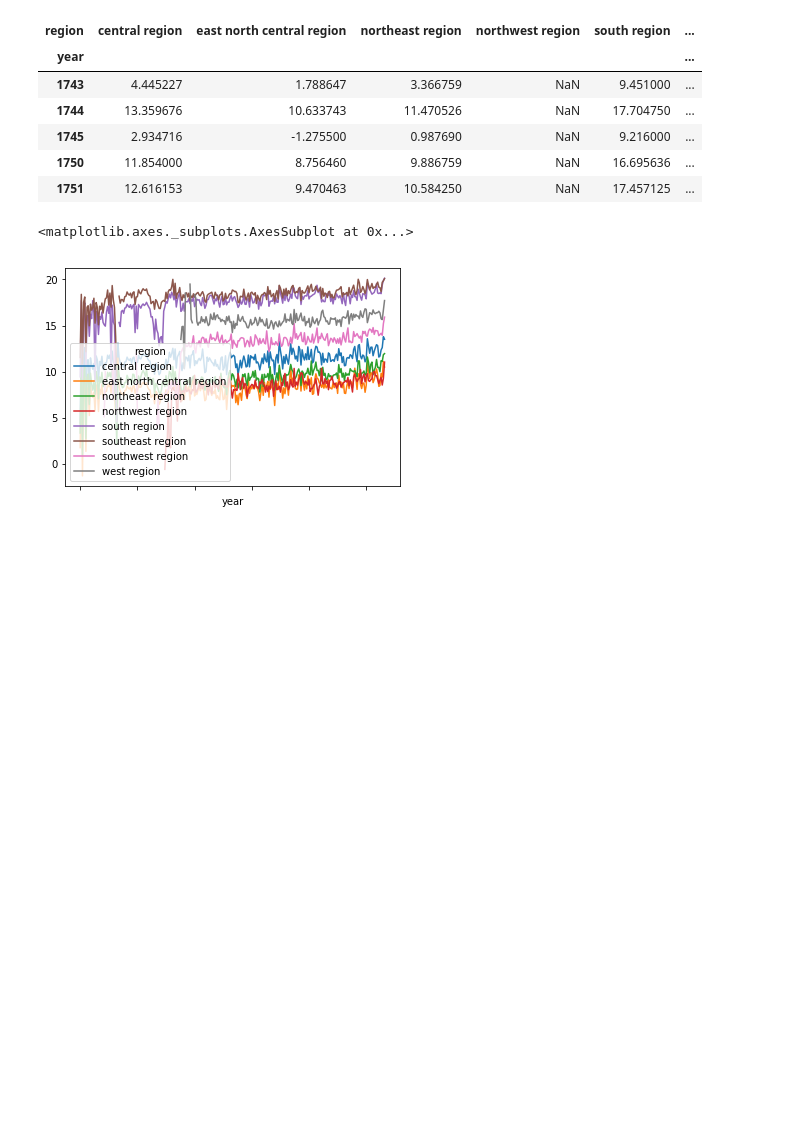
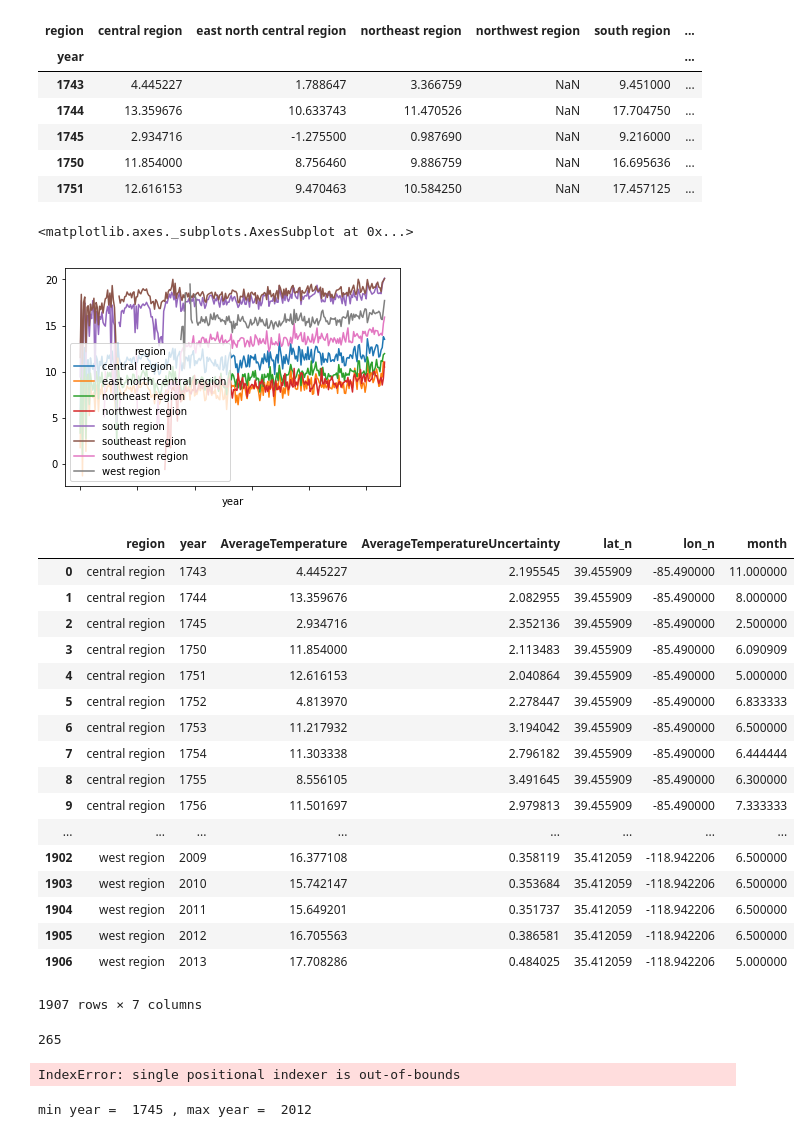
Before and after one commit to karahahn/Springboard_Capstone1, a Jupyter notebook: Data Storytelling.ipynb, the cells around one changed output. Cells and saved outputs as stored; diff of their text form; code cells hidden in the pictures; blank space fills up the shorter version.

```diff
--- a/Data Storytelling.ipynb
+++ b/Data Storytelling.ipynb
@@ -505,3 +573,39 @@ df2.plot()
 # %% [output]
 <matplotlib.axes._subplots.AxesSubplot at 0x...>
 [figure]
+# %%
+dataframe1 = temp_county_region.groupby(['region','year']).mean().iloc[:,:1].unstack().T
+dataframe1 = temp_county_region.groupby(['region','year'], as_index=False).mean()
+dataframe1
+# %% [output]
+|  | region | year | AverageTemperature | AverageTemperatureUncertainty | lat_n | lon_n | month |
+| 0 | central region | 1743 | 4.445227 | 2.195545 | 39.455909 | -85.490000 | 11.000000 |
+| 1 | central region | 1744 | 13.359676 | 2.082955 | 39.455909 | -85.490000 | 8.000000 |
+| 2 | central region | 1745 | 2.934716 | 2.352136 | 39.455909 | -85.490000 | 2.500000 |
+| 3 | central region | 1750 | 11.854000 | 2.113483 | 39.455909 | -85.490000 | 6.090909 |
+| 4 | central region | 1751 | 12.616153 | 2.040864 | 39.455909 | -85.490000 | 5.000000 |
+| 5 | central region | 1752 | 4.813970 | 2.278447 | 39.455909 | -85.490000 | 6.833333 |
+| 6 | central region | 1753 | 11.217932 | 3.194042 | 39.455909 | -85.490000 | 6.500000 |
+| 7 | central region | 1754 | 11.303338 | 2.796182 | 39.455909 | -85.490000 | 6.444444 |
+| 8 | central region | 1755 | 8.556105 | 3.491645 | 39.455909 | -85.490000 | 6.300000 |
+| 9 | central region | 1756 | 11.501697 | 2.979813 | 39.455909 | -85.490000 | 7.333333 |
+| ... | ... | ... | ... | ... | ... | ... | ... |
+| 1902 | west region | 2009 | 16.377108 | 0.358119 | 35.412059 | -118.942206 | 6.500000 |
+| 1903 | west region | 2010 | 15.742147 | 0.353684 | 35.412059 | -118.942206 | 6.500000 |
+| 1904 | west region | 2011 | 15.649201 | 0.351737 | 35.412059 | -118.942206 | 6.500000 |
+| 1905 | west region | 2012 | 16.705563 | 0.386581 | 35.412059 | -118.942206 | 6.500000 |
+| 1906 | west region | 2013 | 17.708286 | 0.484025 | 35.412059 | -118.942206 | 5.000000 |
+1907 rows × 7 columns
+# %%
+dataframe1[dataframe1['region'] == 'central region'].AverageTemperature.idxmax()
+# %% [output]
+265
+# %%
+dataframe1[dataframe1['region'] == 'central region'].
+# %% [output]
+IndexError: single positional indexer is out-of-bounds
+# %%
+df_central = dataframe1.loc['central region']
+print('min year = ', df_central['AverageTemperature'].idxmin(), ', max year = ', df_central['AverageTemperature'].idxmax())
+# %% [output]
+min year =  1745 , max year =  2012
```
Also changed, not shown: parts of 18 cells of this notebook.
